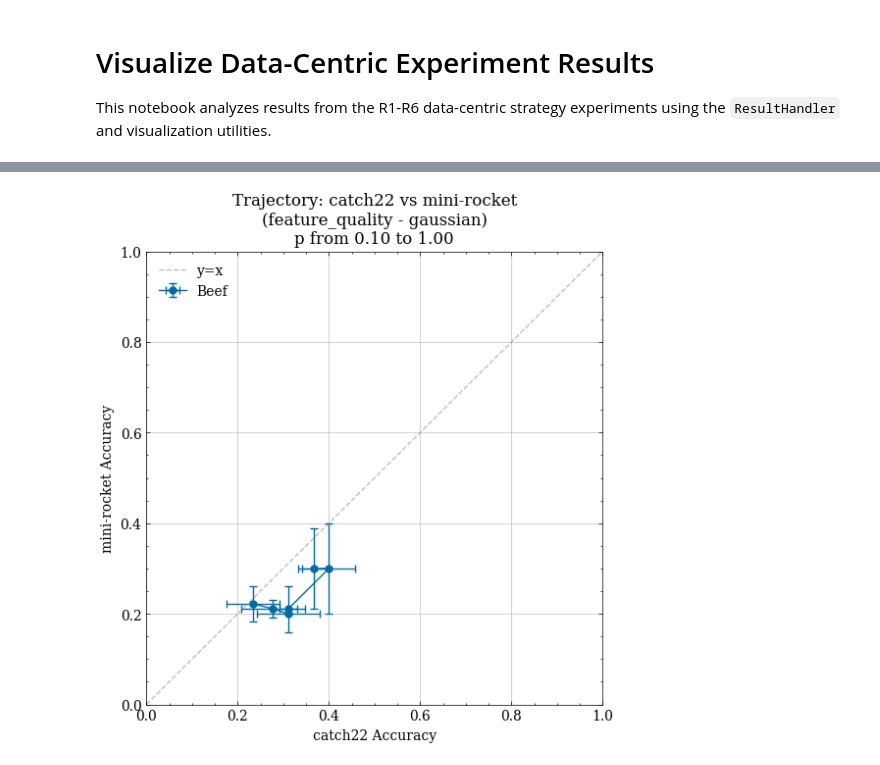
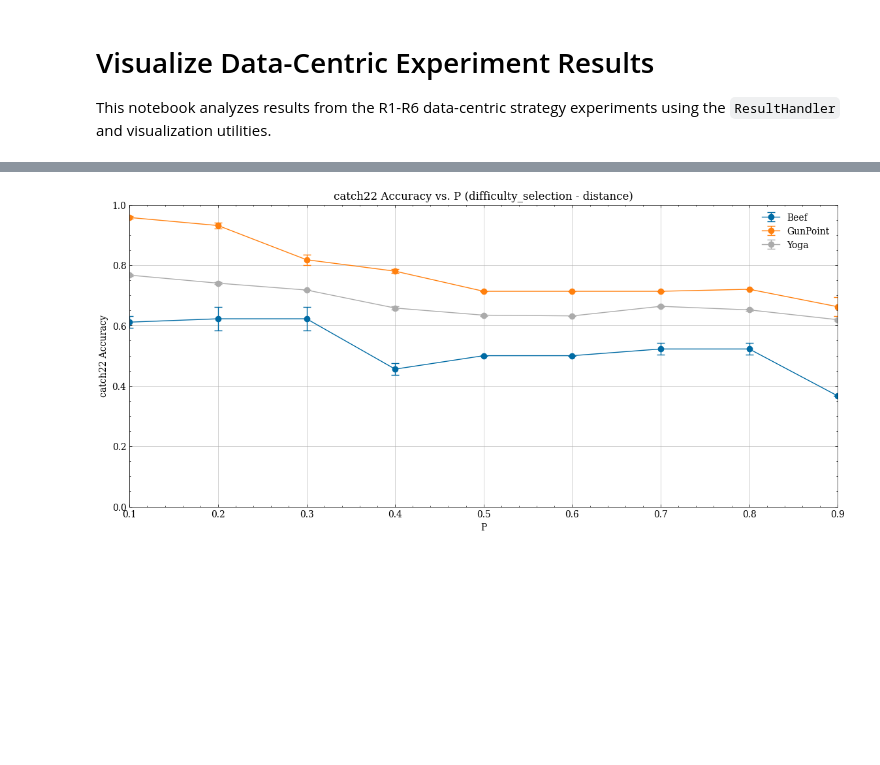
Before and after one commit to LarsBoecking/data-centric-ai, a Jupyter notebook: notebooks/visualize_results.ipynb, the cells around one changed output, grey strips where cells are left out. Saved outputs shown, nothing was run; the diff lists cells and outputs as text; code cells hidden in the pictures; blank space fills up the shorter version.

Commit message:
Enhance project dependencies and improve data processing strategies

```diff
--- a/notebooks/visualize_results.ipynb
+++ b/notebooks/visualize_results.ipynb
@@ -22,8 +22,6 @@ _config_handler = ConfigHandler()
 rh = ResultHandler(_config_handler.SUMMARY_FILE)
 
 folders = rh.get_result_folders()
-rh.logger.info(f"Found {len(folders)} result folders.")
-print(f"Project root: {os.getcwd()}")
-print(f"Found {len(folders)} result folders")
-folders[:5]
+available_types = rh.summary_df["type"].unique()
+dataset_names = rh.summary_df["dataset"].unique()
 # %% [output]
@@ -254,38 +109,48 @@ interactive(children=(Dropdown(description='Classifier 1', options=('catch22', '
 # %%
-# Batch export: Trajectory plots for all classifier pairs and datasets
-print("Saving trajectory plots...")
-classifiers = sorted(rh.summary_df["classifier"].unique())
+from src.visual_utils.visual_utils import batch_export_trajectory, batch_export_comparison, batch_export_accuracy_vs_param
 
-for i, (classifier1, classifier2) in enumerate(zip(classifiers[:-1], classifiers[1:])):
-    if classifier1 == classifier2:
-        continue
+selected_type = "feature_quality"
+selected_mode = "gaussian"
 
-    for data_set in dataset_names:
-        if data_set is None:
-            continue
+selected_type = "temporal_downsampling"
+selected_mode= "uniform"
 
-        fig = plot_accuracy_trajectory(
-            rh.summary_df,
-            strategy_type=selected_type,
-            strategy_mode=selected_mode,
-            strategy_params_compare=strategy_params_compare,
-            classifier1=classifier1,
-            classifier2=classifier2,
-            dataset_names=dataset_names,
-            prepare_save_plot=True,
-            **{name: False if name != data_set else True for name in dataset_names},
-        )
+selected_type = "label_quality"
+selected_mode= "flip"
 
-        if fig is not None:
-            fig.savefig(
-                os.path.join(
-                    strategy_figure_path,
-                    f"trajectory_{classifier1}_vs_{classifier2}_{data_set}.pdf"
-                ),
-                dpi=300,
-                bbox_inches='tight'
-            )
-            plt.close(fig)
+selected_type = "difficulty_selection"
+selected_mode= "distance"
 
-print(f"✓ Saved {len(classifiers)*(len(classifiers)-1)//2 * len(dataset_names)} trajectory plots")
+strategy_params_compare = "p"
+
+
+strategy_figure_path = os.path.join(os.getcwd(), "figures", f"{selected_type}_{selected_mode}")
+os.makedirs(strategy_figure_path, exist_ok=True)
+
+batch_export_accuracy_vs_param(
+    summary_df=rh.summary_df,
+    strategy_type=selected_type,
+    strategy_mode=selected_mode,
+    strategy_params_compare=strategy_params_compare,
+    dataset_names=dataset_names,
+    output_path=strategy_figure_path,
+)
+
+batch_export_comparison(
+    summary_df=rh.summary_df,
+    strategy_type=selected_type,
+    strategy_mode=selected_mode,
+    strategy_params_compare=strategy_params_compare,
+    dataset_names=dataset_names,
+    output_path=strategy_figure_path,
+)
+
+batch_export_trajectory(
+    summary_df=rh.summary_df,
+    strategy_type=selected_type,
+    strategy_mode=selected_mode,
+    strategy_params_compare=strategy_params_compare,
+    dataset_names=dataset_names,
+    output_path=strategy_figure_path,
+)
 # %% [output]
@@ -293 +157 @@ Saving trajectory plots...
-[figure, old version]
+[figure, new version]
```
Also changed, not shown: parts of 10 cells of this notebook, 12 other files.
